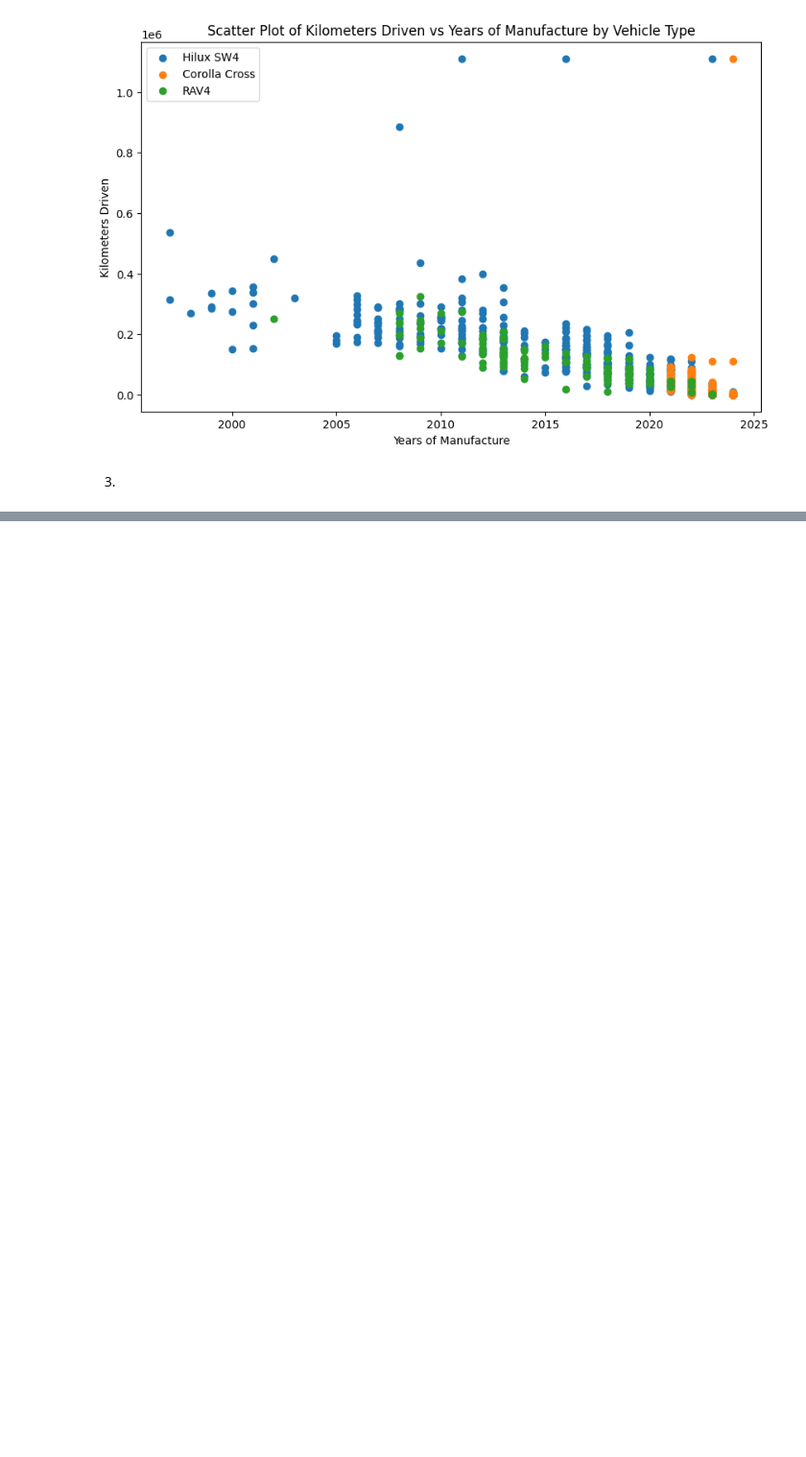
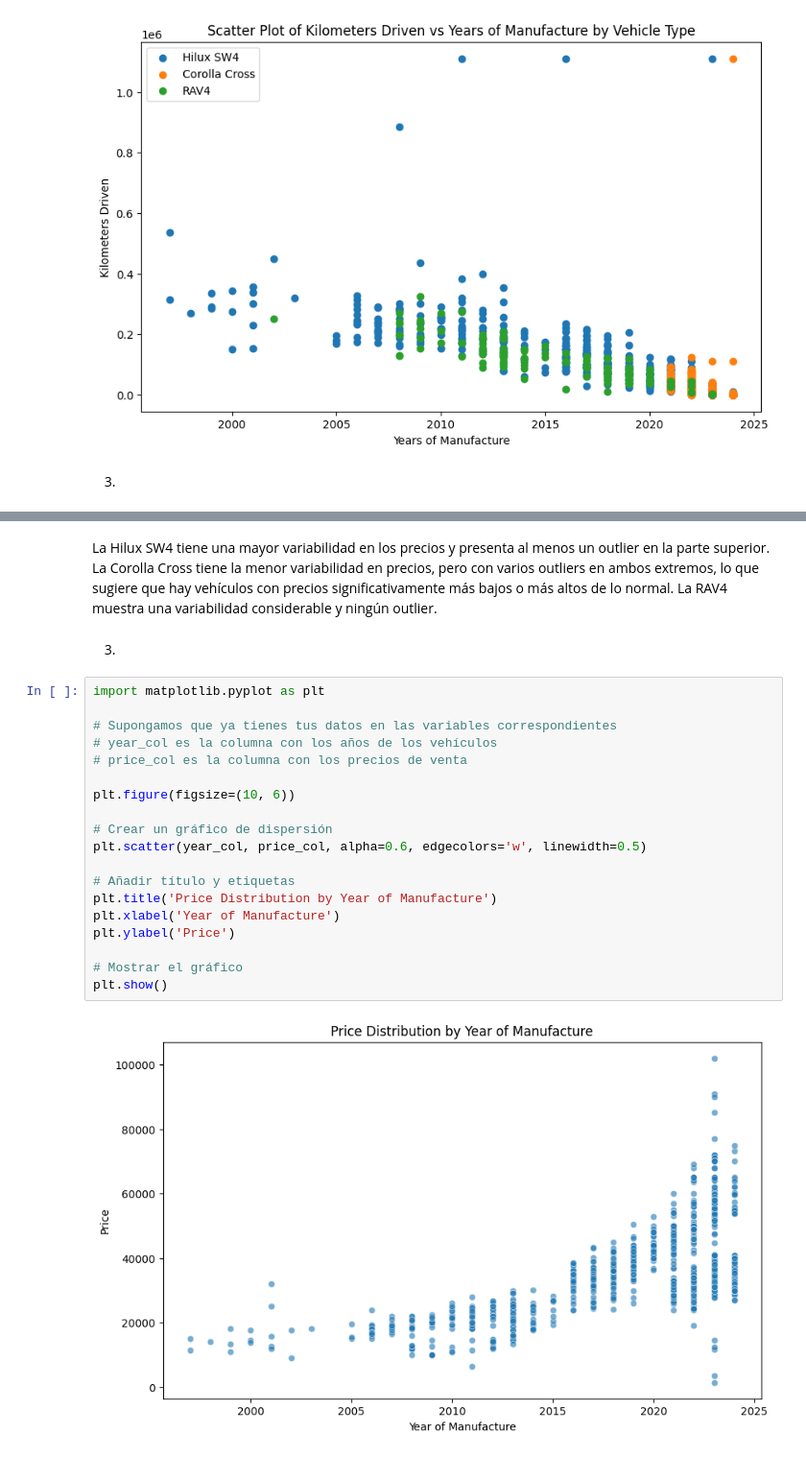
Before and after one commit to toiaalynch/machineLearningTP1, a Jupyter notebook: notebook/Entrega.ipynb, the cells around one changed output, grey strips where cells are left out. Shown at 96% size. Cells and saved outputs as stored; diff of their text form; blank space fills up the shorter version.

```diff
--- a/notebook/Entrega.ipynb
+++ b/notebook/Entrega.ipynb
@@ -125,0 +265,25 @@ plt.show()
+# %% [markdown]
+La Hilux SW4 tiene una mayor variabilidad en los precios y presenta al menos un outlier en la parte superior. La Corolla Cross tiene la menor variabilidad en precios, pero con varios outliers en ambos extremos, lo que sugiere que hay vehículos con precios significativamente más bajos o más altos de lo normal. La RAV4 muestra una variabilidad considerable y ningún outlier.
+# %% [markdown]
+3.
+# %%
+import matplotlib.pyplot as plt
+
+# Supongamos que ya tienes tus datos en las variables correspondientes
+# year_col es la columna con los años de los vehículos
+# price_col es la columna con los precios de venta
+
+plt.figure(figsize=(10, 6))
+
+# Crear un gráfico de dispersión
+plt.scatter(year_col, price_col, alpha=0.6, edgecolors='w', linewidth=0.5)
+
+# Añadir título y etiquetas
+plt.title('Price Distribution by Year of Manufacture')
+plt.xlabel('Year of Manufacture')
+plt.ylabel('Price')
+
+# Mostrar el gráfico
+plt.show()
+# %% [output]
+[figure, added]
```
Also changed, not shown: parts of 22 cells of this notebook, 3 other files.
